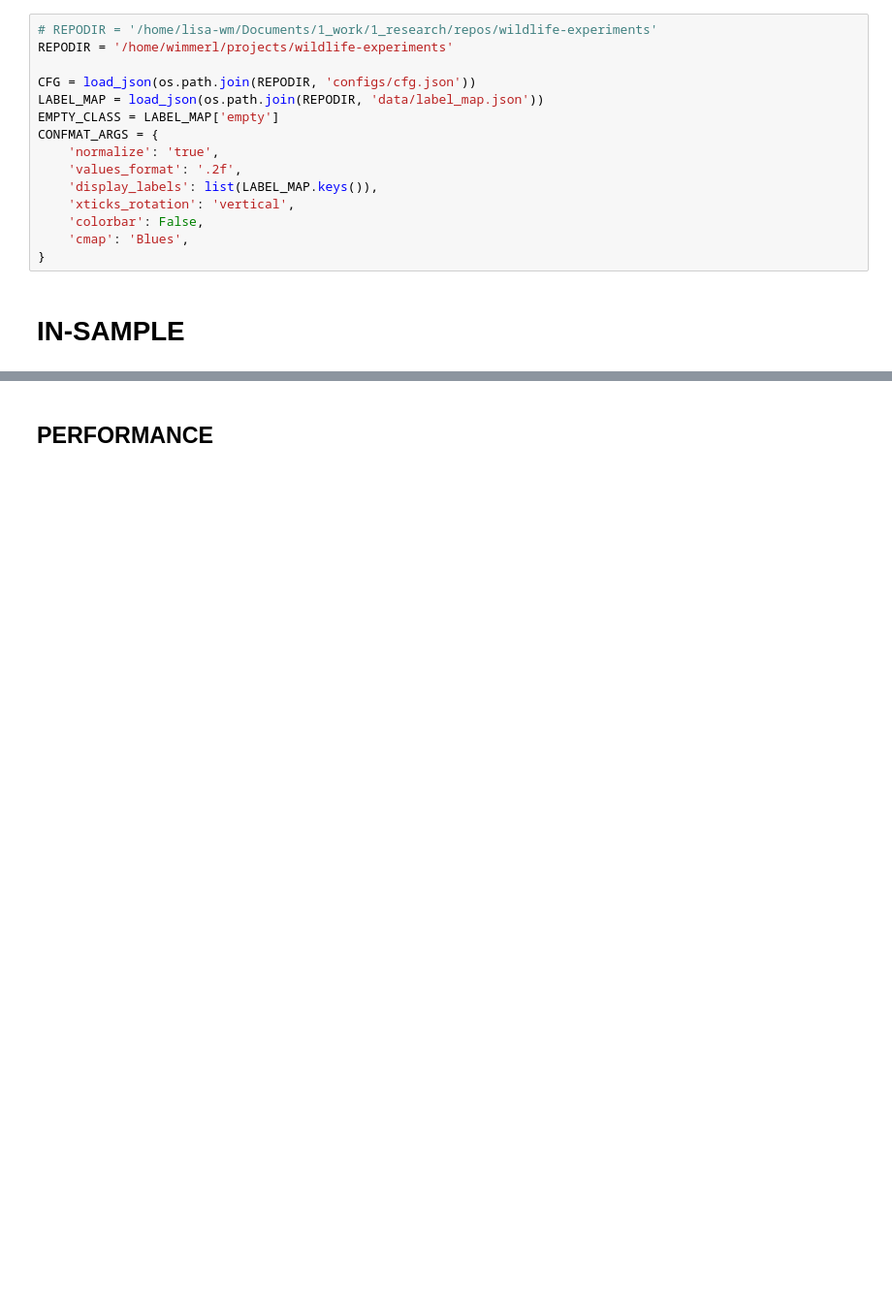
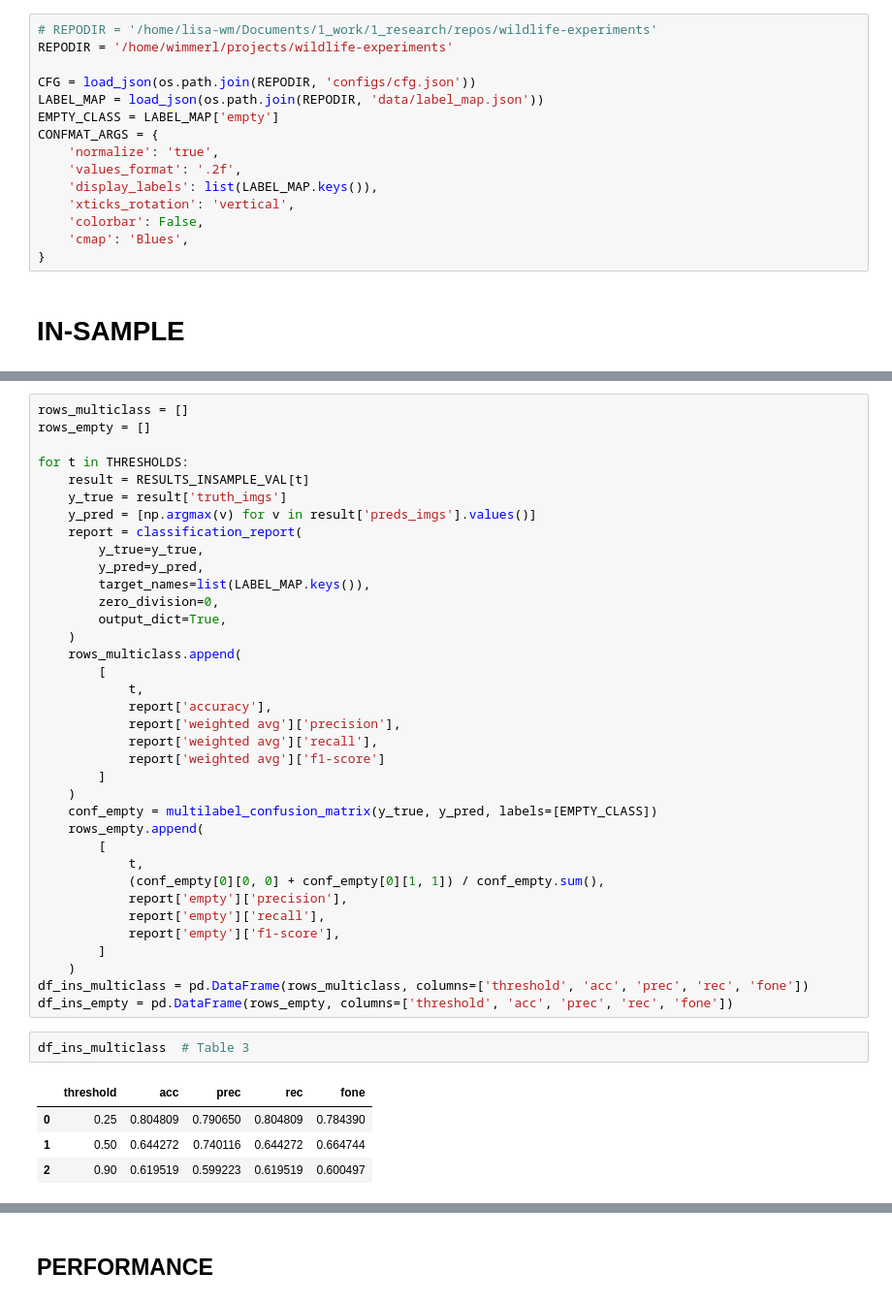
Before and after one commit to slds-lmu/wildlife-experiments, a Jupyter notebook: results_light.ipynb, the cells around one changed output, grey strips where cells are left out. Shown at 97% size. Saved outputs shown, nothing was run; the diff lists cells and outputs as text; blank space fills up the shorter version.

```diff
--- a/results_light.ipynb
+++ b/results_light.ipynb
@@ -120,0 +128,43 @@ df_ins_empty  # Table 2
+# %%
+rows_multiclass = []
+rows_empty = []
+
+for t in THRESHOLDS:
+    result = RESULTS_INSAMPLE_VAL[t]
+    y_true = result['truth_imgs']
+    y_pred = [np.argmax(v) for v in result['preds_imgs'].values()]
+    report = classification_report(
+        y_true=y_true,
+        y_pred=y_pred,
+        target_names=list(LABEL_MAP.keys()),
+        zero_division=0,
+        output_dict=True,
+    )
+    rows_multiclass.append(
+        [
+            t,
+            report['accuracy'],
+            report['weighted avg']['precision'],
+            report['weighted avg']['recall'],
+            report['weighted avg']['f1-score']
+        ]
+    )
+    conf_empty = multilabel_confusion_matrix(y_true, y_pred, labels=[EMPTY_CLASS])
+    rows_empty.append(
+        [
+            t,
+            (conf_empty[0][0, 0] + conf_empty[0][1, 1]) / conf_empty.sum(),
+            report['empty']['precision'],
+            report['empty']['recall'],
+            report['empty']['f1-score'],
+        ]
+    )
+df_ins_multiclass = pd.DataFrame(rows_multiclass, columns=['threshold', 'acc', 'prec', 'rec', 'fone'])
+df_ins_empty = pd.DataFrame(rows_empty, columns=['threshold', 'acc', 'prec', 'rec', 'fone'])
+# %%
+df_ins_multiclass  # Table 3
+# %% [output]
+|  | threshold | acc | prec | rec | fone |
+| 0 | 0.25 | 0.804809 | 0.790650 | 0.804809 | 0.784390 |
+| 1 | 0.50 | 0.644272 | 0.740116 | 0.644272 | 0.664744 |
+| 2 | 0.90 | 0.619519 | 0.599223 | 0.619519 | 0.600497 |
```
Also changed, not shown: parts of 7 cells of this notebook.
